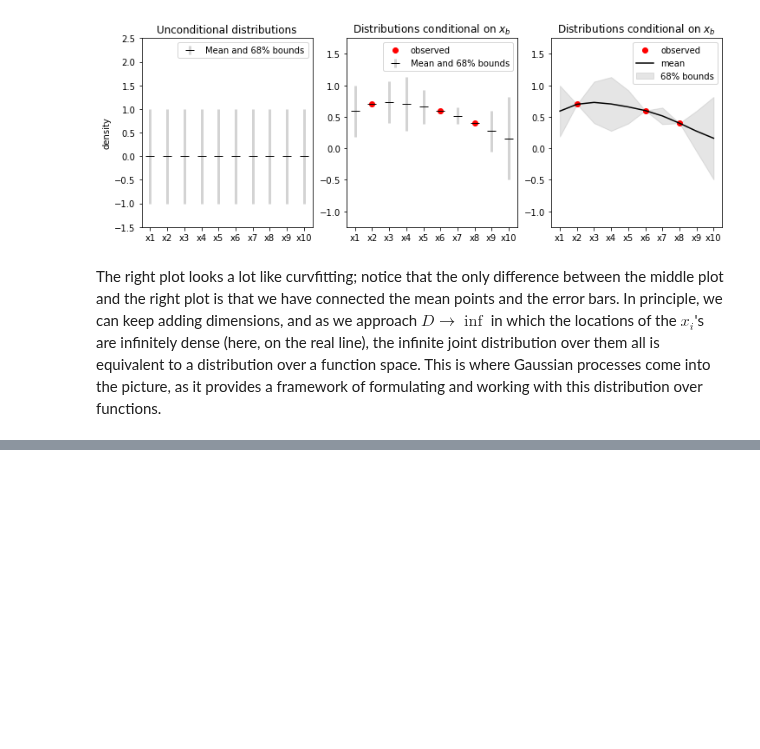
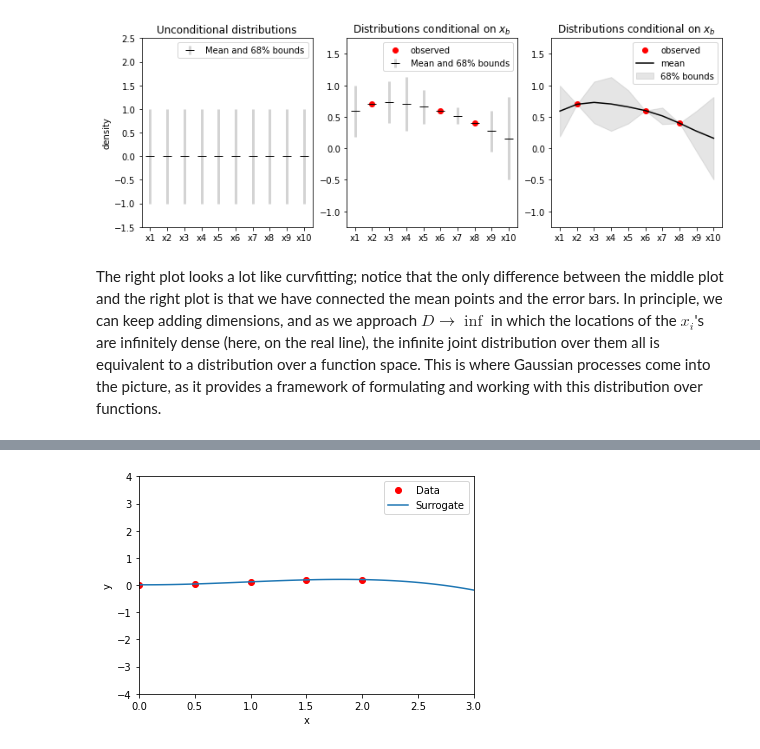
Before and after one commit to SebastianGlavind/PhD-study, a Jupyter notebook: Gaussian-processes/GPintro_intuitive.ipynb, the cells around one changed output, grey strips where cells are left out. Drawn from its saved outputs; the diff is of its cells as text; code cells hidden in the pictures; blank space fills up the shorter version.

```diff
--- a/Gaussian-processes/GPintro_intuitive.ipynb
+++ b/Gaussian-processes/GPintro_intuitive.ipynb
@@ -456,0 +494,20 @@ The right plot looks a lot like curvfitting; notice that the only difference bet
+# %%
+def design_matrix(x):
+    nX = len(x)
+    XX = np.stack([ np.ones(nX), x, x**2, x**3]).T # 3. degree polynomial
+    return(XX)
+
+XX = design_matrix(x);
+Wols = np.linalg.pinv(XX).dot(y)
+# %%
+x_plot = np.linspace(0, 3, 100)
+XX_plot = design_matrix(x_plot)
+f_plot = np.dot(XX_plot,Wols)
+
+plt.figure()
+plot_training_data(x,y)
+plt.plot(x_plot,f_plot)
+plt.legend(['Data', 'Surrogate'])
+plt.show()
+# %% [output]
+[figure, added]
```
Also changed, not shown: parts of 13 cells of this notebook.
